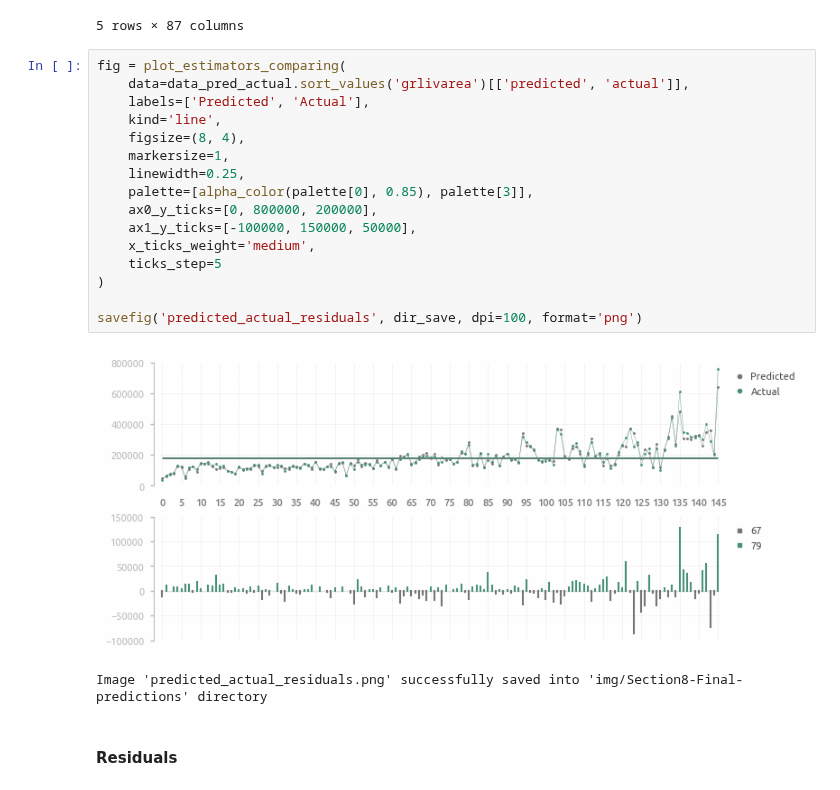
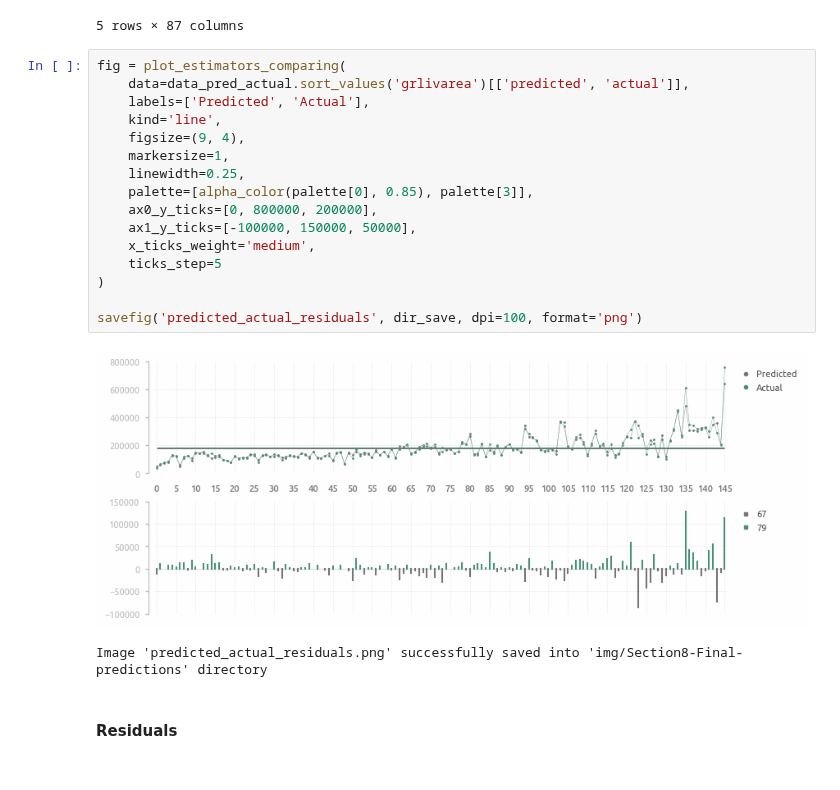
Before and after one commit to a-chasovsky/house-prices, a Jupyter notebook: Section8-Final-predictions.ipynb, the cells around one changed output. Cells and saved outputs as stored; diff of their text form.

```diff
--- a/Section8-Final-predictions.ipynb
+++ b/Section8-Final-predictions.ipynb
@@ -629,21 +629,21 @@ data_pred_actual.head()
 # %%
 fig = plot_estimators_comparing(
     data=data_pred_actual.sort_values('grlivarea')[['predicted', 'actual']],
     labels=['Predicted', 'Actual'],
     kind='line',
-    figsize=(8, 4),
+    figsize=(9, 4),
     markersize=1,
     linewidth=0.25,
     palette=[alpha_color(palette[0], 0.85), palette[3]],
     ax0_y_ticks=[0, 800000, 200000],
     ax1_y_ticks=[-100000, 150000, 50000],
     x_ticks_weight='medium',
     ticks_step=5
 )
 
 savefig('predicted_actual_residuals', dir_save, dpi=100, format='png')
 # %% [output]
-[figure, old version]
+[figure, new version]
 Image 'predicted_actual_residuals.png' successfully saved into 'img/Section8-Final-predictions' directory
 # %% [markdown]
 #### Residuals
```
Also changed, not shown: 2 other files.
